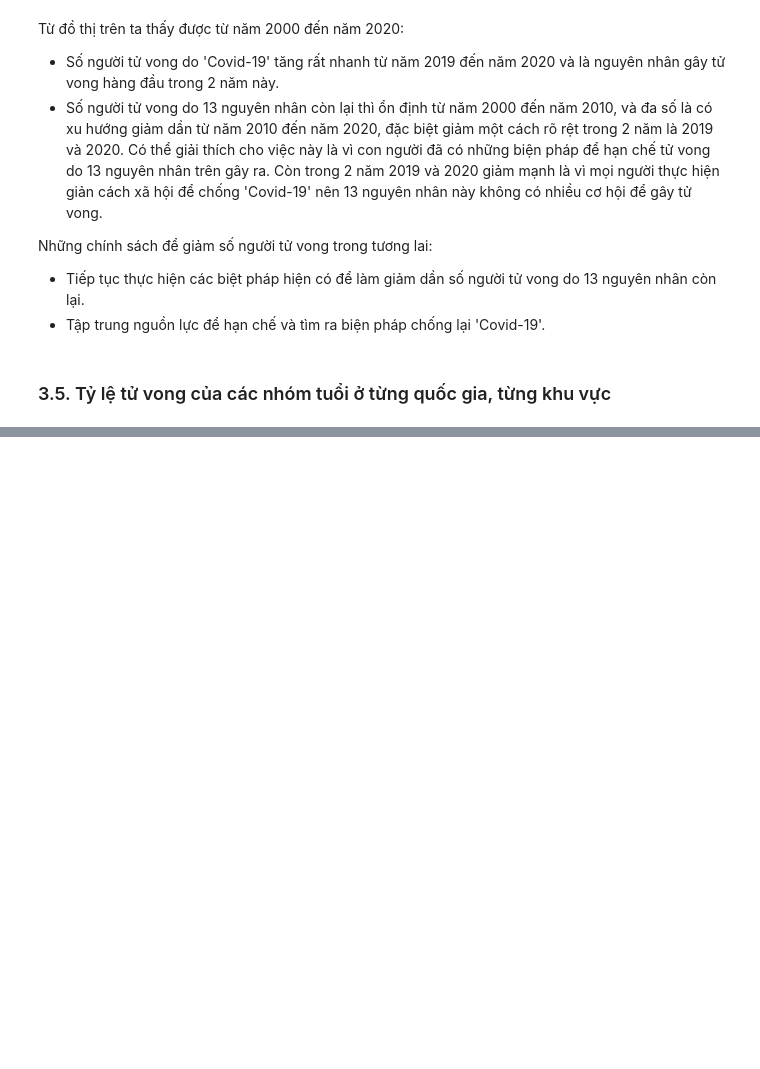
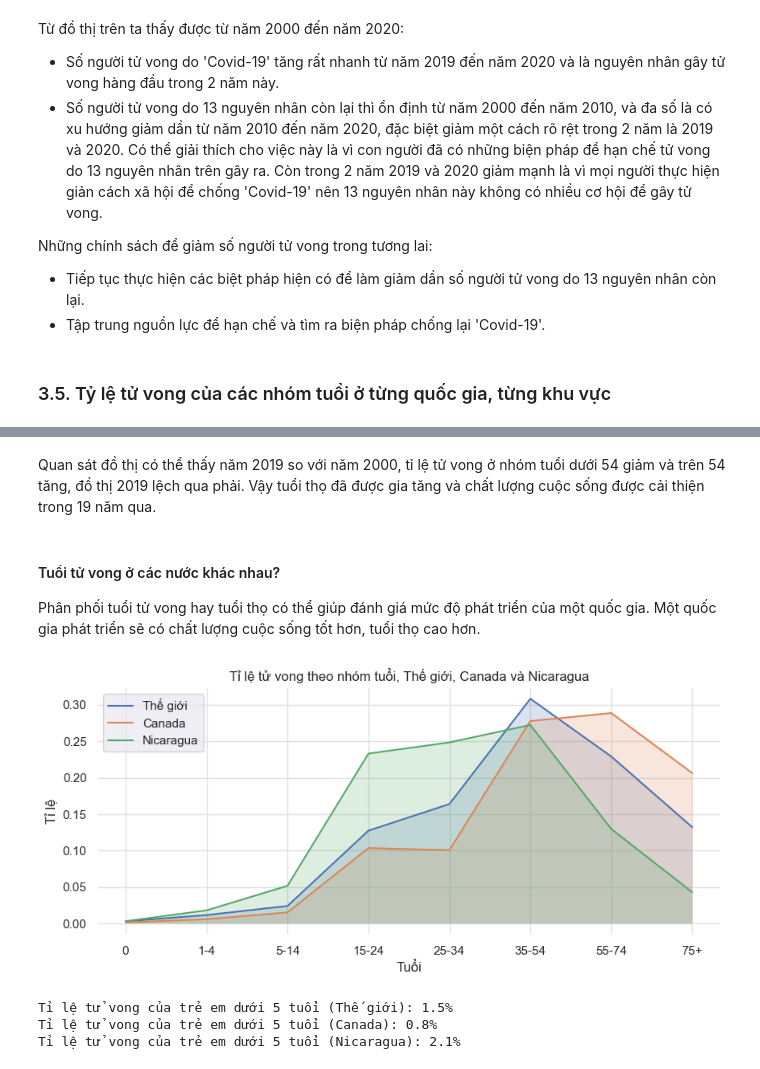
Before and after one commit to tungbtt/NMKHDL_Project, a Jupyter notebook: DataPreprocessing.ipynb, the cells around one changed output, grey strips where cells are left out. Saved outputs shown, nothing was run; the diff lists cells and outputs as text; code cells hidden in the pictures; blank space fills up the shorter version.

```diff
--- a/DataPreprocessing.ipynb
+++ b/DataPreprocessing.ipynb
@@ -578,0 +674,38 @@ Những chính sách để giảm số người tử vong trong tương lai:
+# %% [markdown]
+Quan sát đồ thị có thể thấy năm 2019 so với năm 2000, tỉ lệ tử vong ở nhóm tuổi dưới 54 giảm và trên 54 tăng, đồ thị 2019 lệch qua phải. Vậy tuổi thọ đã được gia tăng và chất lượng cuộc sống được cải thiện trong 19 năm qua.
+# %% [markdown]
+#### Tuổi tử vong ở các nước khác nhau?
+Phân phối tuổi tử vong hay tuổi thọ có thể giúp đánh giá mức độ phát triển của một quốc gia. Một quốc gia phát triển sẽ có chất lượng cuộc sống tốt hơn, tuổi thọ cao hơn.
+# %%
+fig, ax = plt.subplots(figsize=(10, 4))
+
+child_mortality = []
+pl_df = pl_line(df)
+plt.plot(ageShow, pl_df['Rate'], label='Thế giới')
+ax.fill_between(ageShow, pl_df['Rate'], alpha=0.2)
+child_mortality.append(pl_df.iloc[:2, 1].sum()*100)
+
+pl_df = pl_line(df.query(query_Canada))
+plt.plot(ageShow, pl_df['Rate'], label='Canada')
+ax.fill_between(ageShow, pl_df['Rate'], alpha=0.2)
+child_mortality.append(pl_df.iloc[:2, 1].sum()*100)
+
+pl_df = pl_line(df.query(query_Nicaragua))
+plt.plot(ageShow, pl_df['Rate'], label='Nicaragua')
+ax.fill_between(ageShow, pl_df['Rate'], alpha=0.2)
+child_mortality.append(pl_df.iloc[:2, 1].sum()*100)
+
+ax.set_facecolor('white')
+ax.set_xlabel('Tuổi')
+ax.set_ylabel('Tỉ lệ')
+ax.set_title('Tỉ lệ tử vong theo nhóm tuổi, Thế giới, Canada và Nicaragua')
+plt.legend()
+plt.show()
+print('Tỉ lệ tử vong của trẻ em dưới 5 tuổi (Thế giới): {:.1f}%'.format(child_mortality[0]))
+print('Tỉ lệ tử vong của trẻ em dưới 5 tuổi (Canada): {:.1f}%'.format(child_mortality[1]))
+print('Tỉ lệ tử vong của trẻ em dưới 5 tuổi (Nicaragua): {:.1f}%'.format(child_mortality[2]))
+# %% [output]
+[figure, added]
+Tỉ lệ tử vong của trẻ em dưới 5 tuổi (Thế giới): 1.5%
+Tỉ lệ tử vong của trẻ em dưới 5 tuổi (Canada): 0.8%
+Tỉ lệ tử vong của trẻ em dưới 5 tuổi (Nicaragua): 2.1%
```
Also changed, not shown: parts of 20 cells of this notebook.
